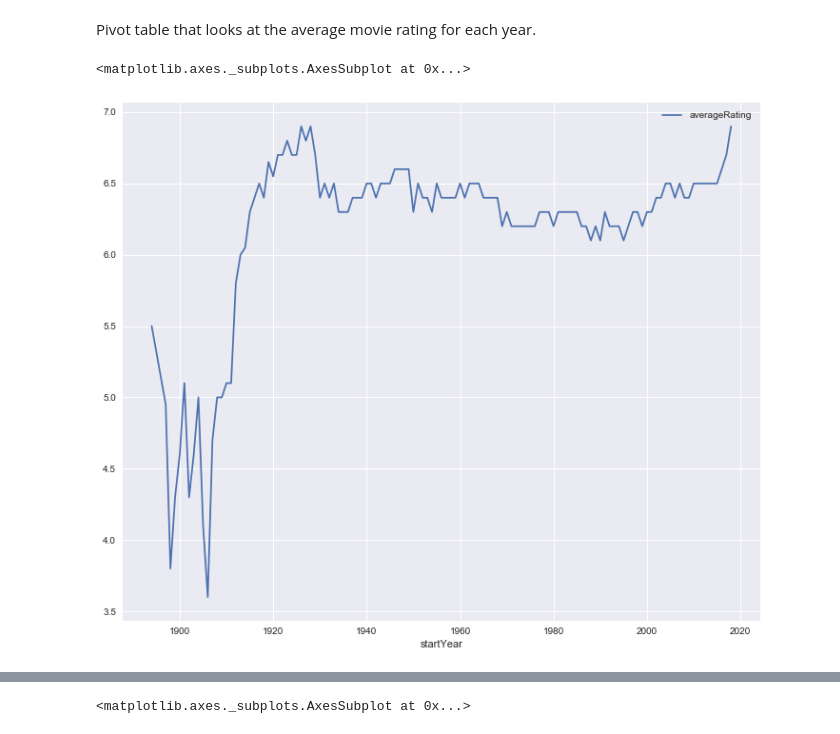
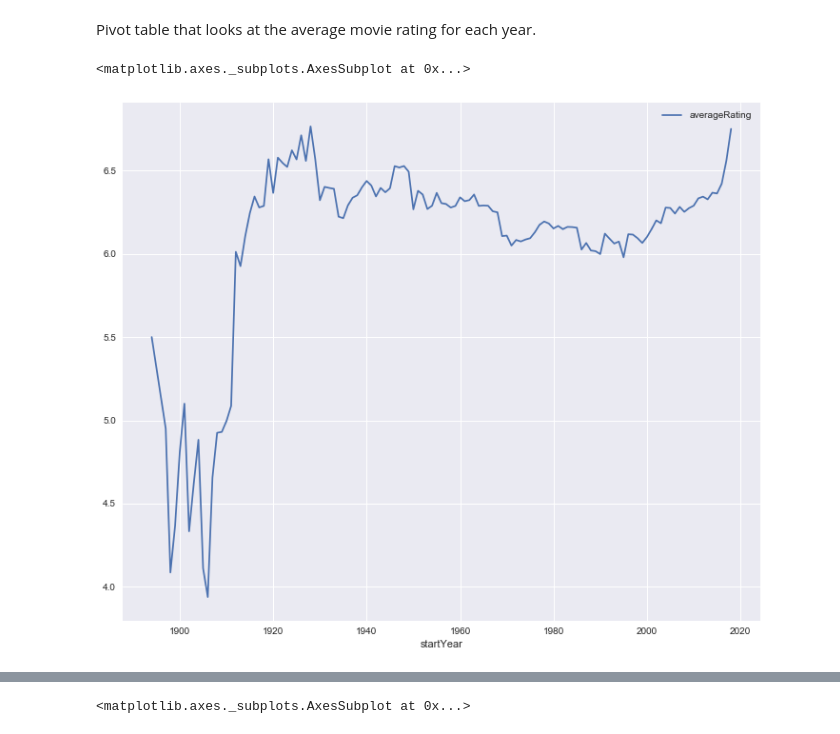
Before and after one commit to dniedermier-cscc/Scrum-Lords-Capstone-2018, a Jupyter notebook: IMDB/Working Notebooks/IMDB_Capstone_CS.ipynb, the cells around one changed output, grey strips where cells are left out. Saved outputs shown, nothing was run; the diff lists cells and outputs as text; code cells hidden in the pictures.

```diff
--- a/IMDB/Working Notebooks/IMDB_Capstone_CS.ipynb
+++ b/IMDB/Working Notebooks/IMDB_Capstone_CS.ipynb
@@ -434,10 +434,9 @@ display(lower_threshold, upper_threshold)
 Pivot table that looks at the average movie rating for each year.
 # %%
 movie_pivot = movie_data.pivot_table(index="startYear",
-                       values=["averageRating"],
-                       aggfunc=pd.np.median)
+                       values=["averageRating"])
 
 movie_pivot.plot(kind='line')
 # %% [output]
 <matplotlib.axes._subplots.AxesSubplot at 0x...>
-[figure, old version]
+[figure, new version]
```
Also changed, not shown: parts of 30 cells of this notebook, 4 other files.
